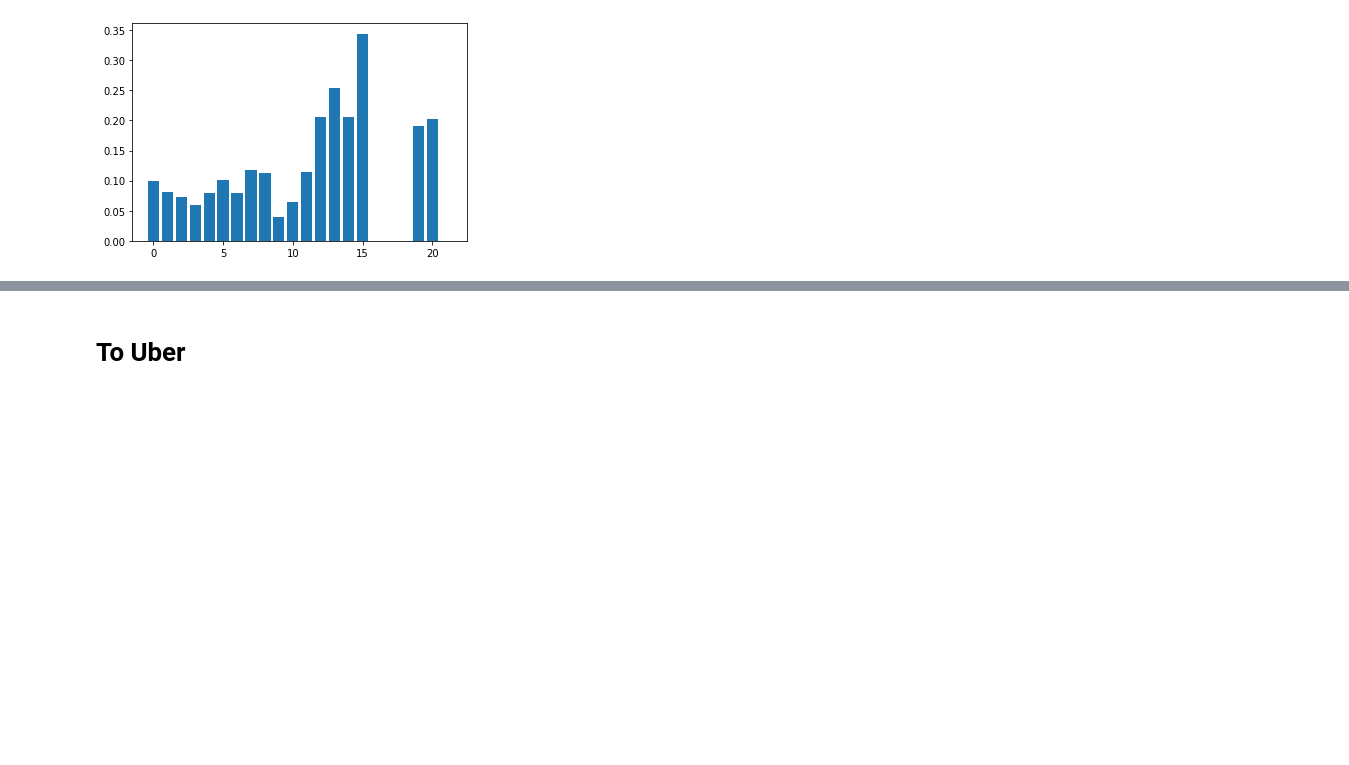
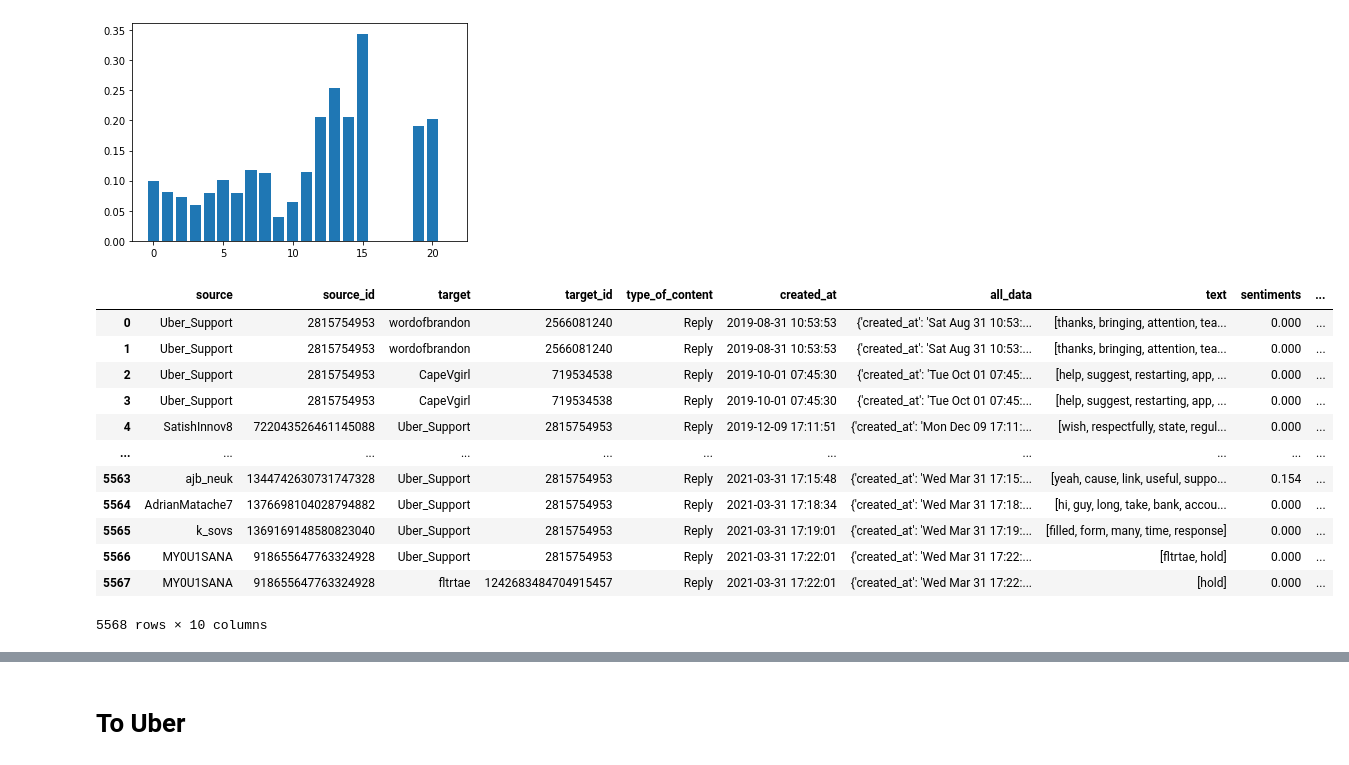
Before and after one commit to bogdan-tanasie/SMF, a Jupyter notebook: TopicModeling.ipynb, the cells around one changed output, grey strips where cells are left out. Cells and saved outputs as stored; diff of their text form; code cells hidden in the pictures; blank space fills up the shorter version.

```diff
--- a/TopicModeling.ipynb
+++ b/TopicModeling.ipynb
@@ -267,3 +267,19 @@ plt.bar(means.index,means)
 # %% [output]
 <BarContainer object of 22 artists>
 [figure]
+# %%
+uber_df_tk
+# %% [output]
+|  | source | source_id | target | target_id | type_of_content | created_at | all_data | text | sentiments | ... |
+| 0 | Uber_Support | 2815754953 | wordofbrandon | 2566081240 | Reply | 2019-08-31 10:53:53 | {'created_at': 'Sat Aug 31 10:53:... | [thanks, bringing, attention, tea... | 0.000 | ... |
+| 1 | Uber_Support | 2815754953 | wordofbrandon | 2566081240 | Reply | 2019-08-31 10:53:53 | {'created_at': 'Sat Aug 31 10:53:... | [thanks, bringing, attention, tea... | 0.000 | ... |
+| 2 | Uber_Support | 2815754953 | CapeVgirl | 719534538 | Reply | 2019-10-01 07:45:30 | {'created_at': 'Tue Oct 01 07:45:... | [help, suggest, restarting, app, ... | 0.000 | ... |
+| 3 | Uber_Support | 2815754953 | CapeVgirl | 719534538 | Reply | 2019-10-01 07:45:30 | {'created_at': 'Tue Oct 01 07:45:... | [help, suggest, restarting, app, ... | 0.000 | ... |
+| 4 | SatishInnov8 | 722043526461145088 | Uber_Support | 2815754953 | Reply | 2019-12-09 17:11:51 | {'created_at': 'Mon Dec 09 17:11:... | [wish, respectfully, state, regul... | 0.000 | ... |
+| ... | ... | ... | ... | ... | ... | ... | ... | ... | ... | ... |
+| 5563 | ajb_neuk | 1344742630731747328 | Uber_Support | 2815754953 | Reply | 2021-03-31 17:15:48 | {'created_at': 'Wed Mar 31 17:15:... | [yeah, cause, link, useful, suppo... | 0.154 | ... |
+| 5564 | AdrianMatache7 | 1376698104028794882 | Uber_Support | 2815754953 | Reply | 2021-03-31 17:18:34 | {'created_at': 'Wed Mar 31 17:18:... | [hi, guy, long, take, bank, accou... | 0.000 | ... |
+| 5565 | k_sovs | 1369169148580823040 | Uber_Support | 2815754953 | Reply | 2021-03-31 17:19:01 | {'created_at': 'Wed Mar 31 17:19:... | [filled, form, many, time, response] | 0.000 | ... |
+| 5566 | MY0U1SANA | 918655647763324928 | Uber_Support | 2815754953 | Reply | 2021-03-31 17:22:01 | {'created_at': 'Wed Mar 31 17:22:... | [fltrtae, hold] | 0.000 | ... |
+| 5567 | MY0U1SANA | 918655647763324928 | fltrtae | 1242683484704915457 | Reply | 2021-03-31 17:22:01 | {'created_at': 'Wed Mar 31 17:22:... | [hold] | 0.000 | ... |
+5568 rows × 10 columns
```
Also changed, not shown: parts of 4 cells of this notebook, 6 other files.
